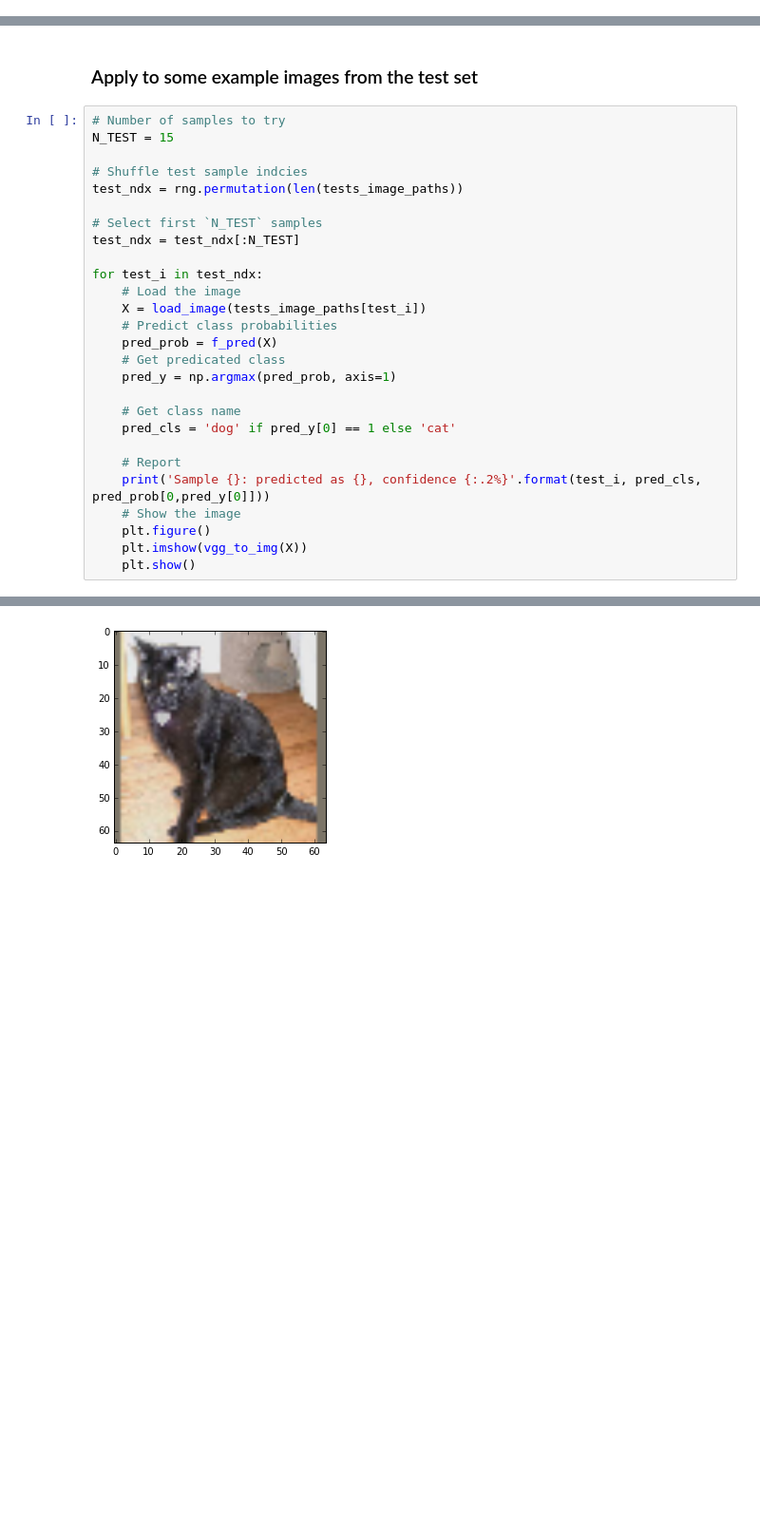
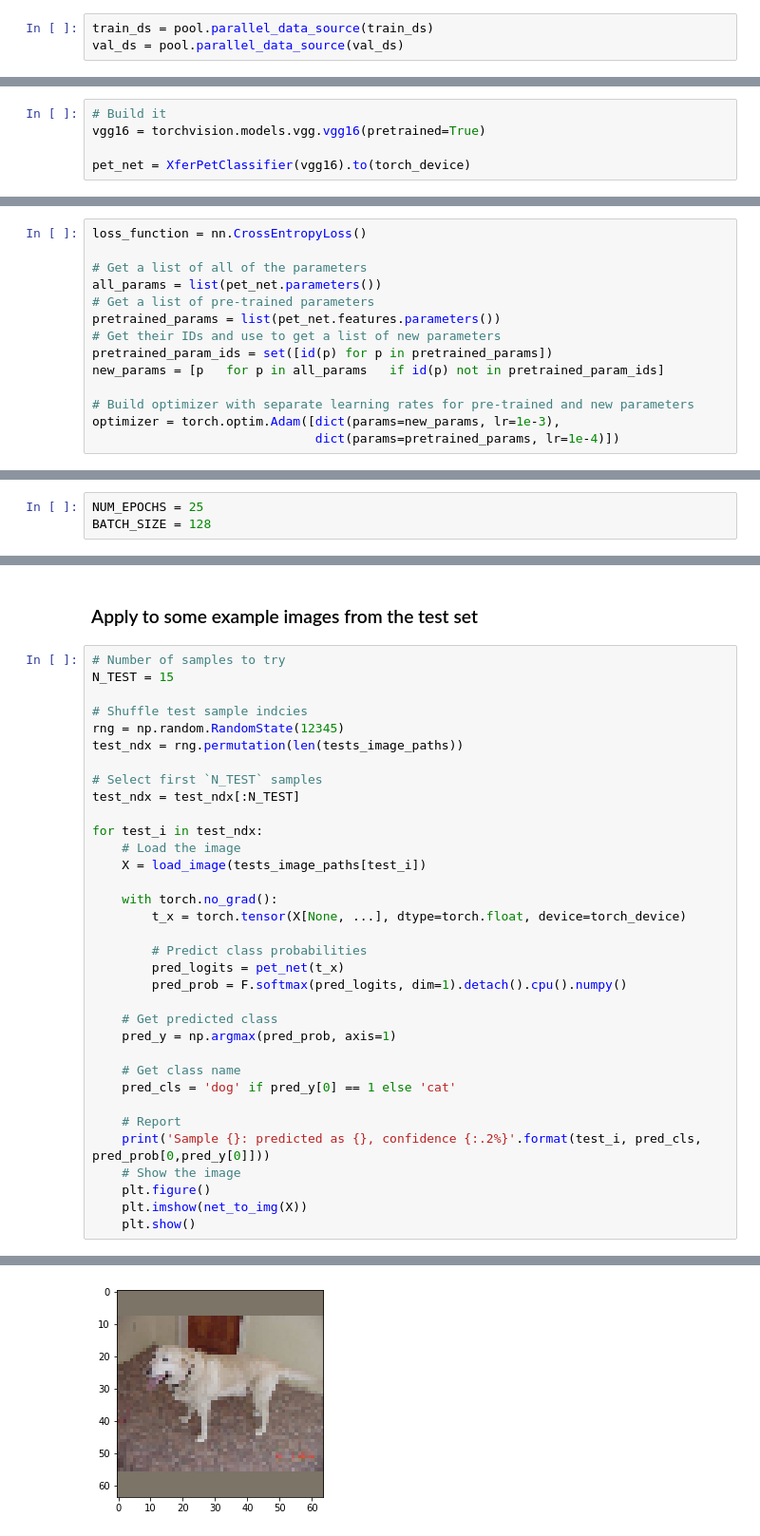
Before and after one commit to Britefury/deep-learning-tutorial-pydata, a Jupyter notebook: TUTORIAL 05 - Dogs vs cats with transfer learning.ipynb, the cells around one changed output, grey strips where cells are left out. Shown at 95% size. Drawn from its saved outputs; the diff is of its cells as text; blank space fills up the shorter version.

Commit message:
Updated repo and notebooks to use PyTorch instead of Theano/Lasagne.

```diff
--- a/TUTORIAL 05 - Dogs vs cats with transfer learning.ipynb
+++ b/TUTORIAL 05 - Dogs vs cats with transfer learning.ipynb
@@ -347,0 +232,3 @@ NUM_EPOCHS = 50
+# %%
+train_ds = pool.parallel_data_source(train_ds)
+val_ds = pool.parallel_data_source(val_ds)
@@ -347,0 +263,5 @@ NUM_EPOCHS = 50
+# %%
+# Build it
+vgg16 = torchvision.models.vgg.vgg16(pretrained=True)
+
+pet_net = XferPetClassifier(vgg16).to(torch_device)
@@ -347,0 +272,14 @@ NUM_EPOCHS = 50
+# %%
+loss_function = nn.CrossEntropyLoss()
+
+# Get a list of all of the parameters
+all_params = list(pet_net.parameters())
+# Get a list of pre-trained parameters
+pretrained_params = list(pet_net.features.parameters())
+# Get their IDs and use to get a list of new parameters
+pretrained_param_ids = set([id(p) for p in pretrained_params])
+new_params = [p   for p in all_params   if id(p) not in pretrained_param_ids]
+
+# Build optimizer with separate learning rates for pre-trained and new parameters
+optimizer = torch.optim.Adam([dict(params=new_params, lr=1e-3),
+                              dict(params=pretrained_params, lr=1e-4)])
@@ -348,3 +292,6 @@ NUM_EPOCHS = 50
+# %%
+NUM_EPOCHS = 25
+BATCH_SIZE = 128
 # %% [markdown]
 The training loop:
 # %%
@@ -404,6 +374,7 @@ Epoch 49 took 67.92s: train loss=0.000093; val loss=0.467135 err=6.28%
 N_TEST = 15
 
 # Shuffle test sample indcies
+rng = np.random.RandomState(12345)
 test_ndx = rng.permutation(len(tests_image_paths))
 
 # Select first `N_TEST` samples
@@ -412,9 +383,15 @@ test_ndx = test_ndx[:N_TEST]
 for test_i in test_ndx:
     # Load the image
     X = load_image(tests_image_paths[test_i])
-    # Predict class probabilities
-    pred_prob = f_pred(X)
-    # Get predicated class
+
+    with torch.no_grad():
+        t_x = torch.tensor(X[None, ...], dtype=torch.float, device=torch_device)
+
+        # Predict class probabilities
+        pred_logits = pet_net(t_x)
+        pred_prob = F.softmax(pred_logits, dim=1).detach().cpu().numpy()
+
+    # Get predicted class
     pred_y = np.argmax(pred_prob, axis=1)
 
     # Get class name
@@ -424,6 +401,6 @@ for test_i in test_ndx:
     print('Sample {}: predicted as {}, confidence {:.2%}'.format(test_i, pred_cls, pred_prob[0,pred_y[0]]))
     # Show the image
     plt.figure()
-    plt.imshow(vgg_to_img(X))
+    plt.imshow(net_to_img(X))
     plt.show()
 # %% [output]
@@ -437 +415 @@ Sample 1209: predicted as cat, confidence 100.00%
-[figure, old version]
+[figure, new version]
```
Also changed, not shown: parts of 64 cells of this notebook, 20 other files.
